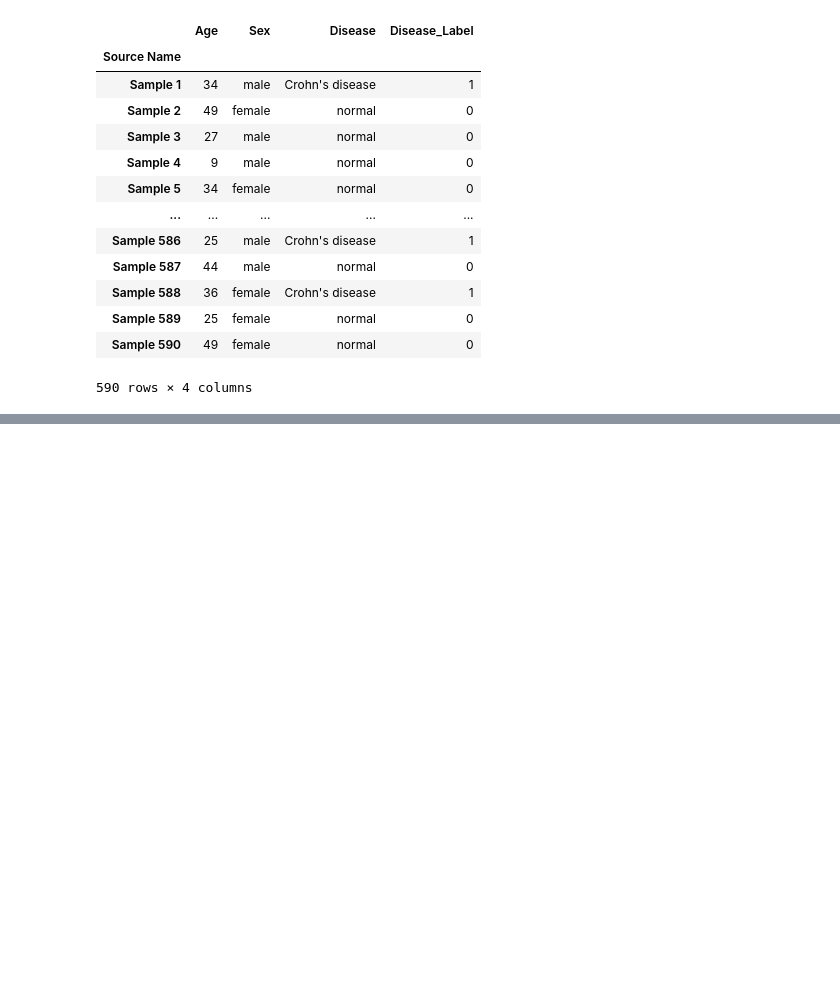
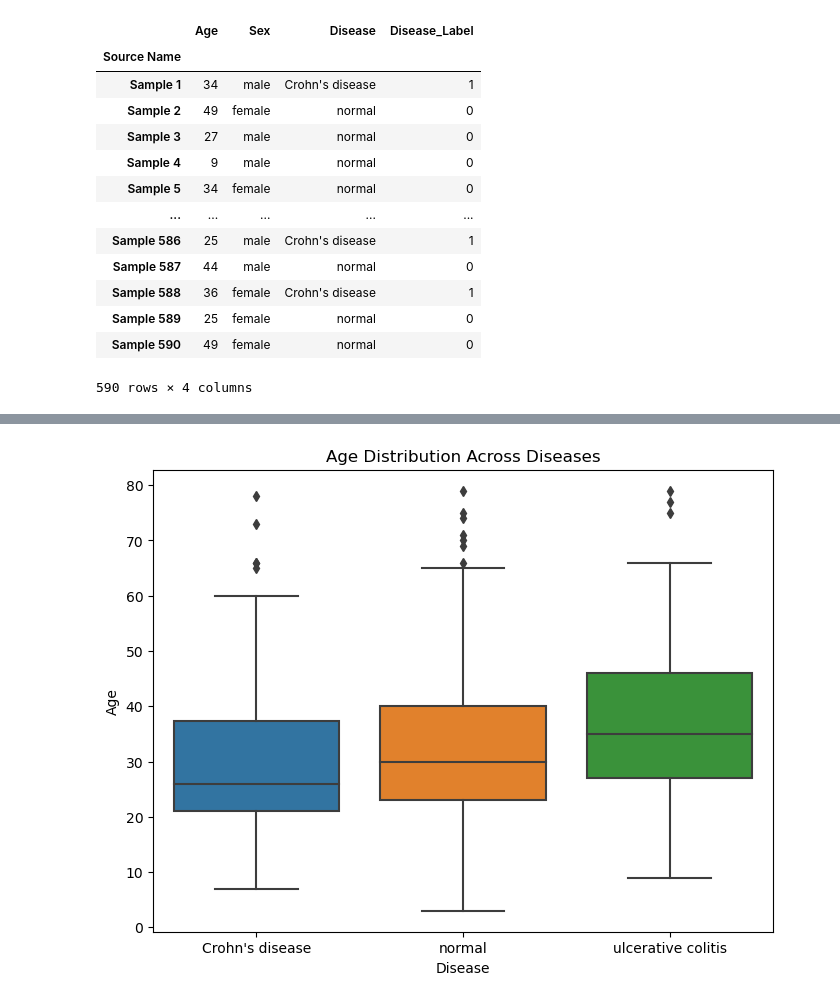
Before and after one commit to tsyasenpoor/BML-project, a Jupyter notebook: BML-proj1.ipynb, the cells around one changed output, grey strips where cells are left out. Cells and saved outputs as stored; diff of their text form; code cells hidden in the pictures; blank space fills up the shorter version.

```diff
--- a/BML-proj1.ipynb
+++ b/BML-proj1.ipynb
@@ -105,0 +129,9 @@ plt.show()
+# %%
+plt.figure(figsize=(8,6))
+sns.boxplot(x='Disease', y='Age', data=filtered_train_features)
+plt.title('Age Distribution Across Diseases')
+plt.xlabel('Disease')
+plt.ylabel('Age')
+plt.show()
+# %% [output]
+[figure, added]
```
Also changed, not shown: parts of 24 cells of this notebook.
